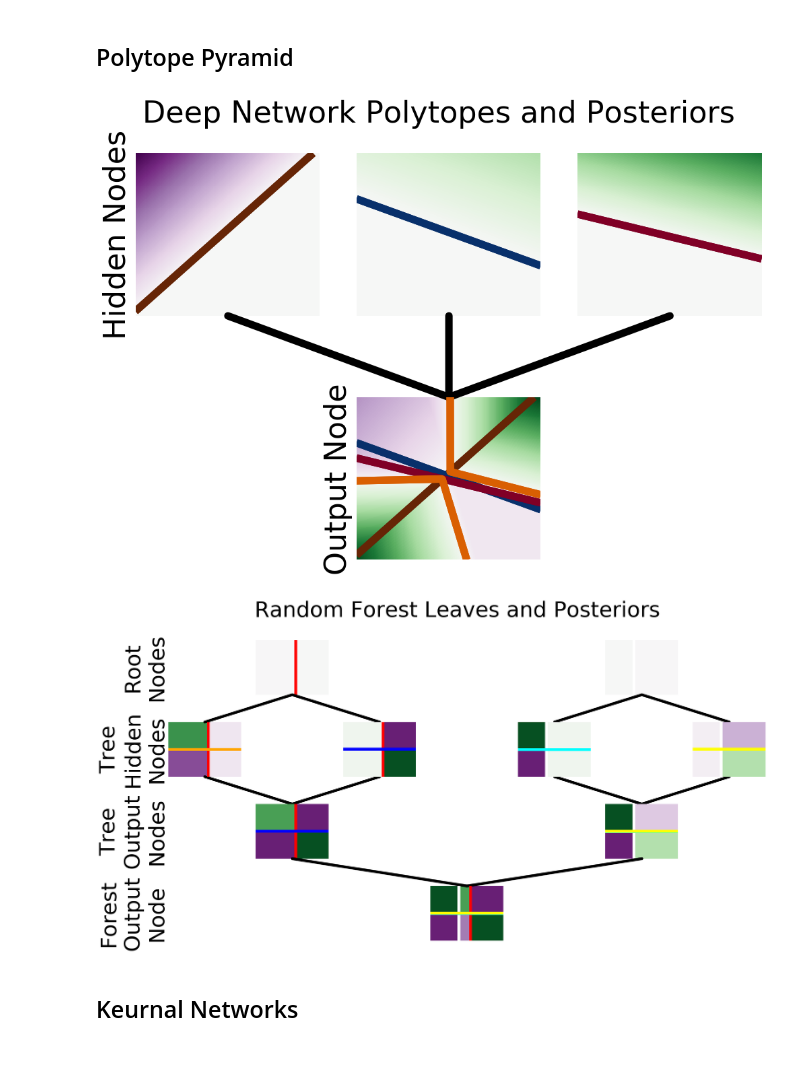
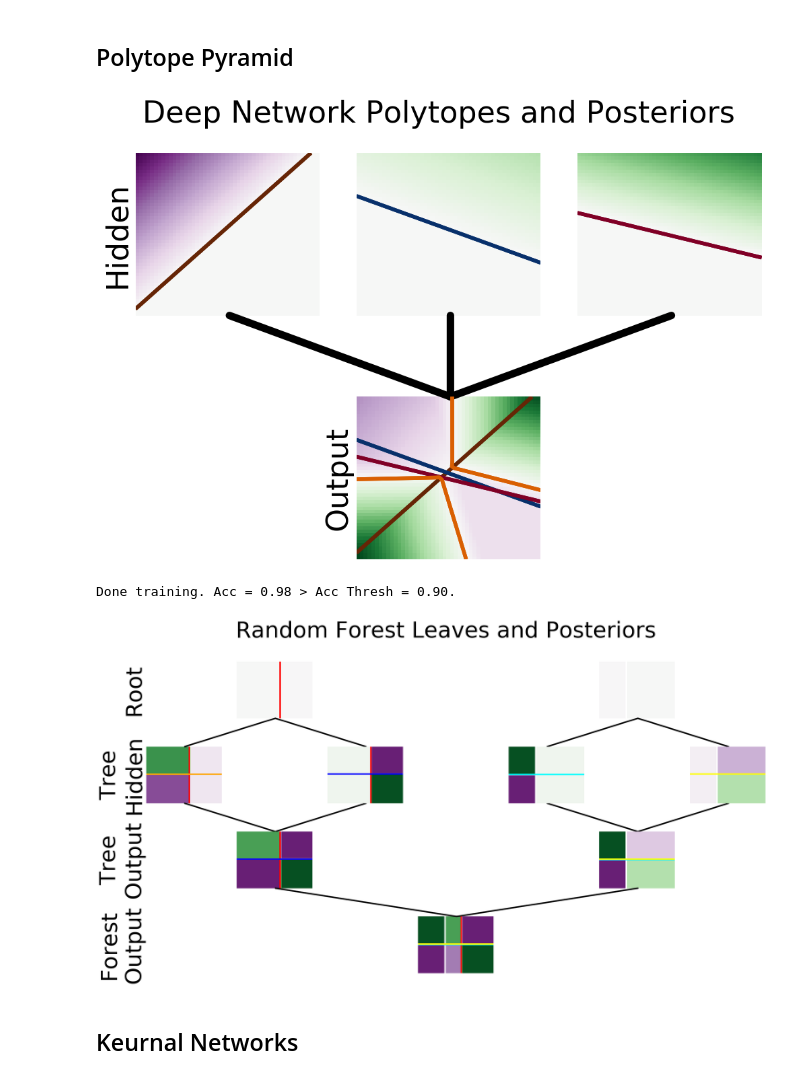
Before and after one commit to neurodata/kdg_will, a Jupyter notebook: notebooks/Neural_Polytopes.ipynb, the cells around one changed output. Cells and saved outputs as stored; diff of their text form; code cells hidden in the pictures.

```diff
--- a/notebooks/Neural_Polytopes.ipynb
+++ b/notebooks/Neural_Polytopes.ipynb
@@ -149,9 +149,9 @@ for i, ax in enumerate(axs.flat):
         ax.spines[side].set_visible(False)
 
     if i == 0:
-        ax.set_ylabel('Hidden Nodes', fontsize = 32)
+        ax.set_ylabel('Hidden', fontsize = 32)
     if i == 4:
-        ax.set_ylabel('Output Node', fontsize = 32)
+        ax.set_ylabel('Output', fontsize = 32)
 
 for second_node in range(width):
     if second_node == 0:
@@ -168,7 +168,7 @@ for second_node in range(width):
                                        cmap=cmap,
                                        vmin = -1,
                                        vmax = 0,
-                                       linewidths = 8
+                                       linewidths = 4
                                     )
     axs[0][second_node].pcolormesh(xx,
                           yy,
@@ -208,7 +208,7 @@ for second_node in range(width):
                                        cmap=cmap,
                                        vmin = -1,
                                        vmax = 0,
-                                       linewidths = 8
+                                       linewidths = 4
                                     )
 
 axs[1][int(width / 2)].pcolormesh(xx,
@@ -226,11 +226,11 @@ for multiplier in [-1, 1]:
                                vmin = -1,
                                vmax = 0,
                                levels=[0],
-                               linewidths = 8,
+                               linewidths = 4,
                                zorder = 1e16)
 plt.savefig("figs/DeepPolytopes.svg", format = "svg")
 # %% [output]
-[figure, old version]
+[figure, new version]
 # %%
 def pdf(x):
     mu01, mu02, mu11, mu12 = [[-1, -1], [1, 1], [-1, 1], [1, -1]]
@@ -250,26 +250,30 @@ def pdf(x):
     return [p0, p1]
 
 true_posterior = np.array([pdf(x) for x in tqdm(np.c_[xx.ravel(), yy.ravel()])])
+# %%
+train_new = True
 # %%
 if train_new:
     acc = 0
     decision_paths = [[]]
     while True:
       rfc = RandomForestClassifier(n_estimators = 2,
-                                   max_depth = 2)
+                                   max_depth = None)
 
       rfc.fit(X, y)
       y_hat = rfc.predict(X)
       acc = np.mean(y_hat == y)
-      if acc >= acc_thresh and np.shape(decision_paths)[1] == 7:
+      if acc >= acc_thresh:
         print("Done training. Acc = {:0.2f} > Acc Thresh = {:0.2f}.".format(acc, acc_thresh))
         break
       else:
         print("Training New Forest since Acc = {:0.2f} < Acc Thresh = {:0.2f}...".format(acc, acc_thresh))
     pickle.dump(rfc, open('best_forest.pkl', 'wb'))
 rfc = pickle.load(open('best_forest.pkl', 'rb'))
-decision_paths_across_trees = np.array([rfc.estimators_[tree_idx].decision_path(np.c_[xx.ravel(), yy.ravel()]).toarray() for tree_idx in range(2)])
-data_decision_paths_across_trees = np.array([rfc.estimators_[tree_idx].decision_path(X).toarray() for tree_idx in range(2)])
+decision_paths_across_trees = [rfc.estimators_[tree_idx].decision_path(np.c_[xx.ravel(), yy.ravel()]).toarray() for tree_idx in range(2)]
+data_decision_paths_across_trees = [rfc.estimators_[tree_idx].decision_path(X).toarray() for tree_idx in range(2)]
+# %% [output]
+Done training. Acc = 0.98 > Acc Thresh = 0.90.
 # %%
 figs, axs = plt.subplots(width + 1, 2 ** (width) - 1, figsize = (4 * 2 ** width - 1, 4 * (width + 1)))
 plt.subplots_adjust(hspace=0.5)
@@ -288,13 +292,13 @@ for i, ax in enumerate(axs.flat):
         ax.spines[side].set_visible(False)
 
     if i == 0 * 7:
-        ax.set_ylabel('Root\nNodes', fontsize = 62)
+        ax.set_ylabel('Root', fontsize = 62)
     if i == 1 * 7:
-        ax.set_ylabel('Tree\nHidden\nNodes', fontsize = 62)
+        ax.set_ylabel('Tree\nHidden', fontsize = 62)
     if i == 2 * 7:
-        ax.set_ylabel('Tree\nOutput\nNodes', fontsize = 62)
+        ax.set_ylabel('Tree\nOutput', fontsize = 62)
     if i == 3 * 7:
-        ax.set_ylabel('Forest\nOutput\nNode', fontsize = 62)
+        ax.set_ylabel('Forest\nOutput', fontsize = 62)
 
 cmap = {0: "red", 1 : "orange", 4 : "blue", 7 : "white", 8 : "aqua", 11 : "yellow"}
 
@@ -320,13 +324,13 @@ for tree_idx in range(2):
                                                          -4,
                                                          4,
                                                          color = cmap[node + 7*tree_idx],
-                                                         linewidth = 8)
+                                                         linewidth = 4)
         else:
             axs[0][1 if tree_idx == 0 else 5].axhline(rfc.estimators_[tree_idx].tree_.threshold[node],
                                                          -4,
                                                          4,
                                                          color = cmap[node + 7*tree_idx],
-                                                         linewidth = 8)
+                                                         linewidth = 4)
 
     posterior = np.ones_like(xx.ravel()) * 0.5
     for node in [2, 3]:
@@ -349,7 +353,7 @@ for tree_idx in range(2):
                         coordsA="data",
                         coordsB="data",
                         color="black",
-                        linewidth = 8)
+                        linewidth = 4)
     axs[1][tree_idx * 3].add_artist(con)
     for node in [0, 1]:
         if rfc.estimators_[tree_idx].tree_.feature[node] == 0:
@@ -357,13 +361,13 @@ for tree_idx in range(2):
                                                          -4,
                                                          4,
                                                          color = cmap[node + 7*tree_idx],
-                                                         linewidth = 8)
+                                                         linewidth = 4)
         else:
             axs[1][0 if tree_idx == 0 else 4].axhline(rfc.estimators_[tree_idx].tree_.threshold[node],
                                                          -4,
                                                          4,
                                                          color = cmap[node + 7*tree_idx],
-                                                         linewidth = 8)
+                                                         linewidth = 4)
 
     posterior = np.ones_like(xx.ravel()) * 0.5
     for node in [5, 6]:
@@ -385,7 +389,7 @@ for tree_idx in range(2):
                         coordsA="data",
                         coordsB="data",
                         color="black",
-                        linewidth = 8)
+                        linewidth = 4)
     axs[1][tree_idx * 3].add_artist(con)
     for node in [0, 4]:
         if rfc.estimators_[tree_idx].tree_.feature[node] == 0:
@@ -393,13 +397,13 @@ for tree_idx in range(2):
                                                          -4,
                                                          4,
                                                          color = cmap[node + 7*tree_idx],
-                                                         linewidth = 8)
+                                                         linewidth = 4)
         else:
             axs[1][2 if tree_idx == 0 else 6].axhline(rfc.estimators_[tree_idx].tree_.threshold[node],
                                                          -4,
                                                          4,
                                                          color = cmap[node + 7*tree_idx],
-                                                         linewidth = 8)
+                                                         linewidth = 4)
 
     posterior = np.ones_like(xx.ravel()) * 0.5
     for node in [2, 3, 5, 6]:
@@ -421,7 +425,7 @@ for tree_idx in range(2):
                         coordsA="data",
                         coordsB="data",
                         color="black",
-                        linewidth = 8)
+                        linewidth = 4)
     axs[1][tree_idx * 3].add_artist(con)
     con = ConnectionPatch(axesA=axs[1][2 if tree_idx == 0 else 6],
                         axesB=axs[2][1 if tree_idx == 0 else 5],
@@ -430,7 +434,7 @@ for tree_idx in range(2):
                         coordsA="data",
                         coordsB="data",
                         color="black",
-                        linewidth = 8)
+                        linewidth = 4)
     axs[1][tree_idx * 3].add_artist(con)
     for node in [0, 1, 4]:
         if rfc.estimators_[tree_idx].tree_.feature[node] == 0:
@@ -438,13 +442,13 @@ for tree_idx in range(2):
                                                          -4,
                                                          4,
                                                          color = cmap[node + 7*tree_idx],
-                                                         linewidth = 8)
+                                                         linewidth = 4)
         else:
             axs[2][1 if tree_idx == 0 else 5].axhline(rfc.estimators_[tree_idx].tree_.threshold[node],
                                                          -4,
                                                          4,
                                                          color = cmap[node + 7*tree_idx],
-                                                         linewidth = 8)
+                                                         linewidth = 4)
 
 posterior = np.ones_like(xx.ravel()) * 0.5
 for nodes in product([2, 3, 5, 6], [2, 3, 5, 6]):
@@ -457,37 +461,37 @@ axs[3][3].contourf(xx,
              posterior.reshape(xx.shape),
              cmap = "PRGn",
              vmin = 0,
              vmax = 1)
 
 for tree_idx in range(2):
     for node in [0, 1, 4]:
         if rfc.estimators_[tree_idx].tree_.feature[node] == 0:
             axs[3][3].axvline(rfc.estimators_[tree_idx].tree_.threshold[node],
                                                          -4,
                                                          4,
                                                          color = cmap[node + 7*tree_idx],
-                                                         linewidth = 8)
+                                                         linewidth = 4)
         else:
             axs[3][3].axhline(rfc.estimators_[tree_idx].tree_.threshold[node],
                                                          -4,
                                                          4,
                                                          color = cmap[node + 7*tree_idx],
-                                                         linewidth = 8)
+                                                         linewidth = 4)
 for tree_idx in range(2):
     con = ConnectionPatch(axesA=axs[2][1 if tree_idx == 0 else 5],
                         axesB=axs[3][3],
                         xyA = [0, np.min(yy)],
                         xyB = [0, np.max(yy)],
                         coordsA="data",
                         coordsB="data",
                         color="black",
-                        linewidth = 8)
+                        linewidth = 4)
     axs[3][3].add_artist(con)
 
 
 plt.savefig("figs/ForestPolytopes.svg", format = "svg")
 # %% [output]
-[figure, old version]
+[figure, new version]
 # %% [markdown]
 ## Keurnal Networks
 # %%
```
Also changed, not shown: parts of 5 cells of this notebook, 4 other files.
